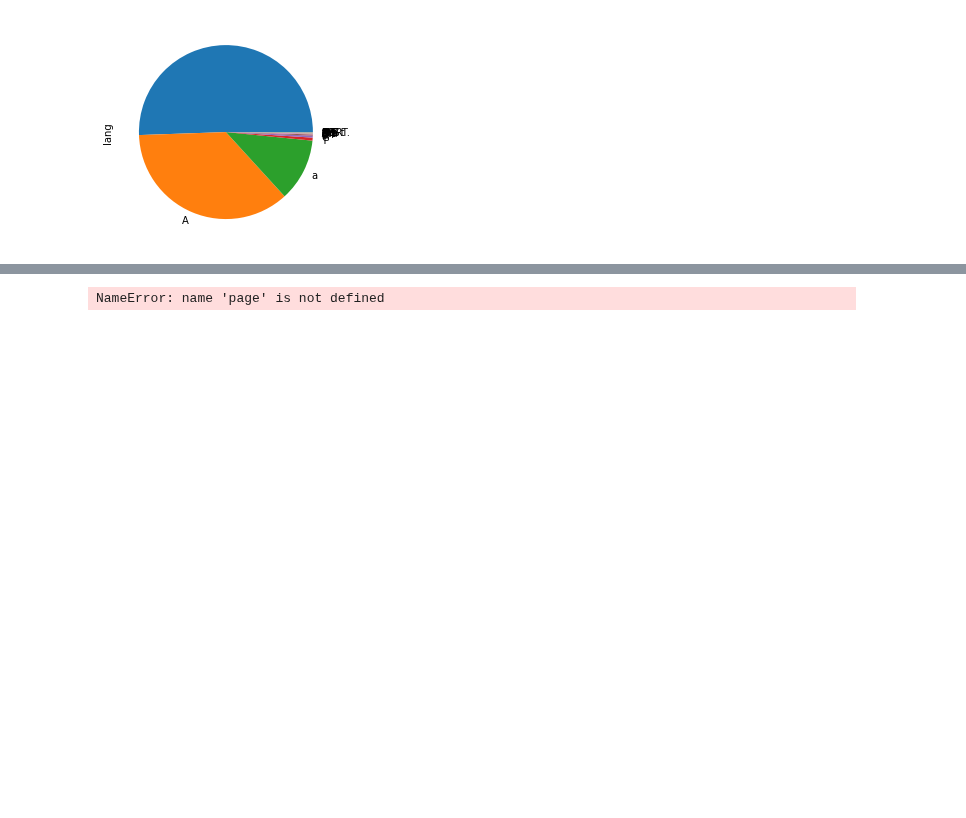
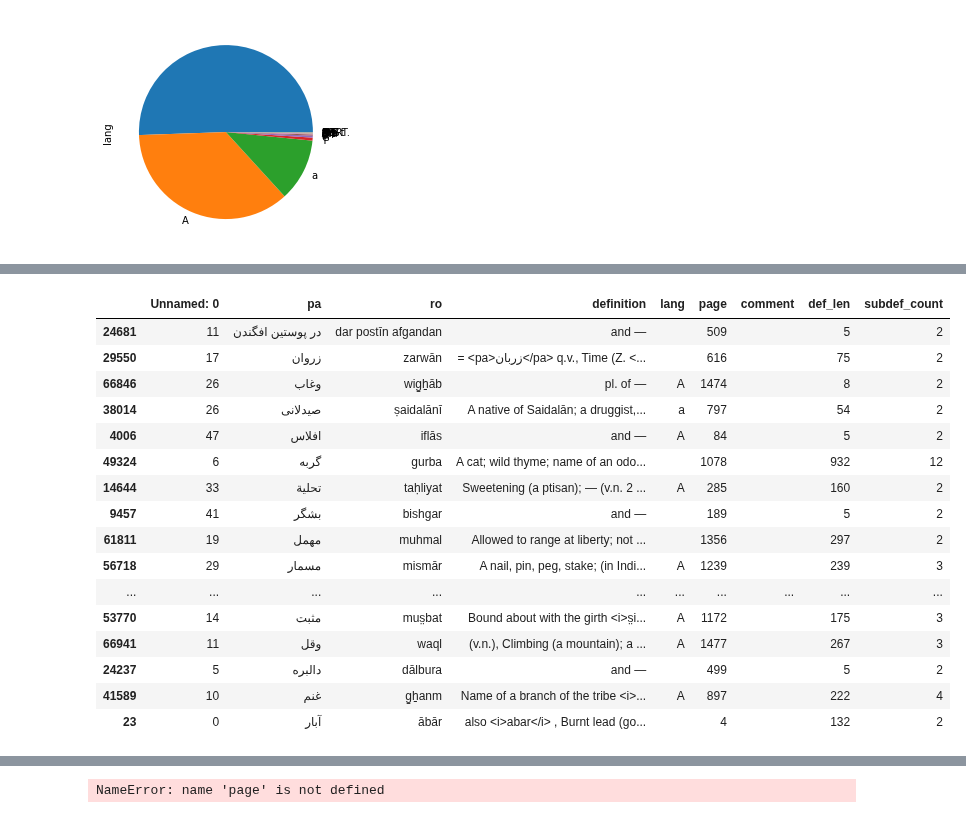
Before and after one commit to kebuhcah/experiments, a Jupyter notebook: dsal-scrape/dsal-scrape.ipynb, the cells around one changed output, grey strips where cells are left out. Drawn from its saved outputs; the diff is of its cells as text; code cells hidden in the pictures; blank space fills up the shorter version.

Commit message:
more dash parsing analysis. as an aside: look at synonyms

```diff
--- a/dsal-scrape/dsal-scrape.ipynb
+++ b/dsal-scrape/dsal-scrape.ipynb
@@ -354,0 +304,60 @@ FullDict.iloc[363].definition
+# %%
+# NOT DONE
+def hasDashInParens(s):
+    inParens = False
+
+    for i in len(s):
+        c = s[i]
+        if c == '(':
+            pass
+    return False
+
+def hasNestedParens(s):
+    inParens = False
+
+    for c in s:
+        if c == '(':
+            if inParens:
+                return True
+            else:
+                inParens = True
+        if c == ')':
+            inParens = False
+    return False
+
+# i.e. — not preceded by ;
+def hasLooseDash(s):
+    for i in range(len(s)):
+        if s[i] == '—':
+            if i < 2 or s[i-2] != ';':
+                return True
+    return False
+
+# — not followed by <i>
+def hasLooseDash2(s):
+    for i in range(len(s)):
+        if s[i] == '—':
+            if i + 5 > len(s) or s[i + 2:i + 5] != '<i>':
+                return True
+    return False
+
+
+FullDict[FullDict.definition.apply(hasLooseDash2)].sample(50)
+# %% [output]
+|  | Unnamed: 0 | pa | ro | definition | lang | page | comment | def_len | subdef_count |
+| 24681 | 11 | در پوستين افگندن | dar postīn afgandan | and — |  | 509 |  | 5 | 2 |
+| 29550 | 17 | زروان | zarwān | = <pa>زربان</pa> q.v., Time (Z. <... |  | 616 |  | 75 | 2 |
+| 66846 | 26 | وغاب | wig̠ẖāb | pl. of — | A | 1474 |  | 8 | 2 |
+| 38014 | 26 | صیدلانی | ṣaidalānī | A native of Saidalān; a druggist,... | a | 797 |  | 54 | 2 |
+| 4006 | 47 | افلاس | iflās | and — | A | 84 |  | 5 | 2 |
+| 49324 | 6 | گربه | gurba | A cat; wild thyme; name of an odo... |  | 1078 |  | 932 | 12 |
+| 14644 | 33 | تحلیة | taḥliyat | Sweetening (a ptisan); — (v.n. 2 ... | A | 285 |  | 160 | 2 |
+| 9457 | 41 | بشگر | bishgar | and — |  | 189 |  | 5 | 2 |
+| 61811 | 19 | مهمل | muhmal | Allowed to range at liberty; not ... |  | 1356 |  | 297 | 2 |
+| 56718 | 29 | مسمار | mismār | A nail, pin, peg, stake; (in Indi... | A | 1239 |  | 239 | 3 |
+| ... | ... | ... | ... | ... | ... | ... | ... | ... | ... |
+| 53770 | 14 | مثبت | mus̤bat | Bound about with the girth <i>s̤i... | A | 1172 |  | 175 | 3 |
+| 66941 | 11 | وقل | waql | (v.n.), Climbing (a mountain); a ... | A | 1477 |  | 267 | 3 |
+| 24237 | 5 | دالبره | dālbura | and — |  | 499 |  | 5 | 2 |
+| 41589 | 10 | غنم | g̠ẖanm | Name of a branch of the tribe <i>... | A | 897 |  | 222 | 4 |
+| 23 | 0 | آبار | ābār | also <i>abar</i> , Burnt lead (go... |  | 4 |  | 132 | 2 |
```
Also changed, not shown: parts of 12 cells of this notebook.
